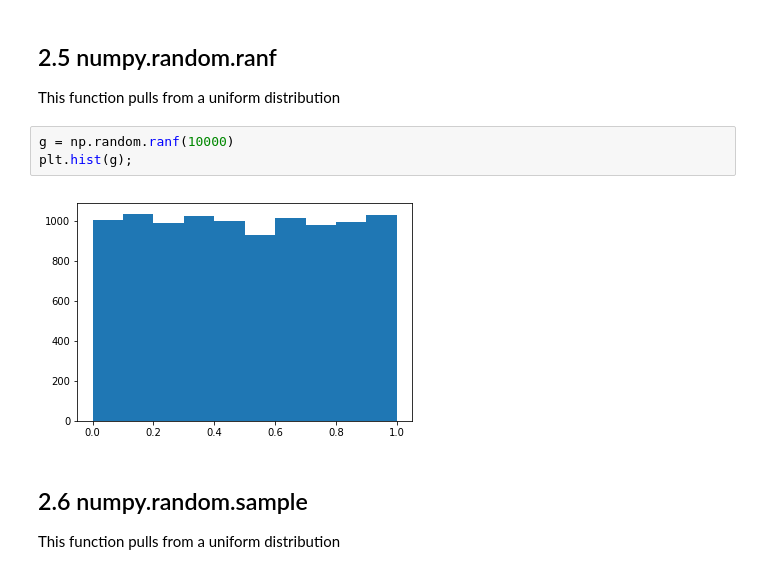
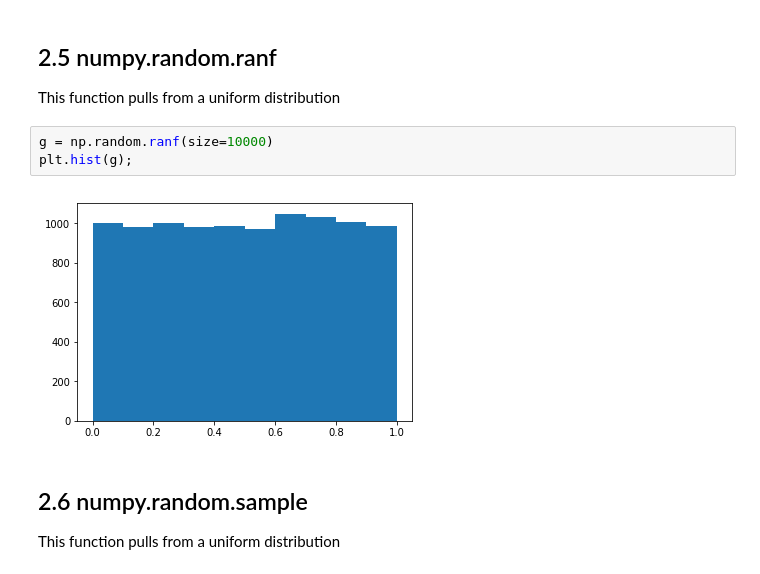
Before and after one commit to healyshane/programming_for_data_analysis-practical_assignment, a Jupyter notebook: Programming for Data Analysis_Assignment.ipynb, the cells around one changed output. Drawn from its saved outputs; the diff is of its cells as text.

```diff
--- a/Programming for Data Analysis_Assignment.ipynb
+++ b/Programming for Data Analysis_Assignment.ipynb
@@ -117,10 +117,10 @@ plt.hist(f);
 ## 2.5 numpy.random.ranf
 This function pulls from a uniform distribution
 # %%
-g = np.random.ranf(10000)
+g = np.random.ranf(size=10000)
 plt.hist(g);
 # %% [output]
-[figure, old version]
+[figure, new version]
 # %% [markdown]
 ## 2.6 numpy.random.sample
 This function pulls from a uniform distribution
```
Also changed, not shown: parts of 45 cells of this notebook.
